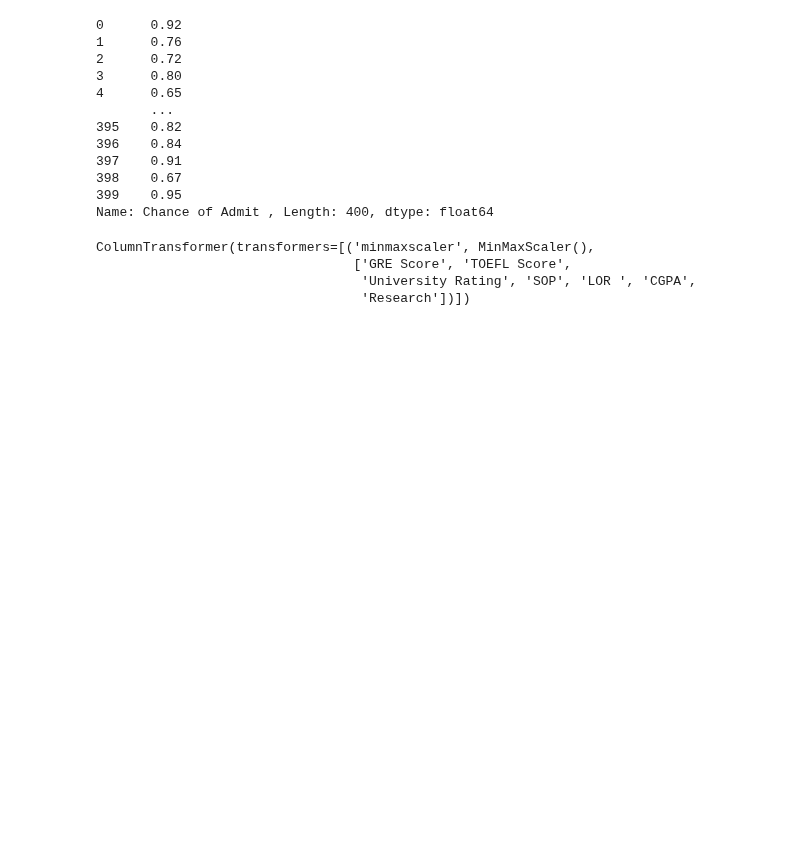
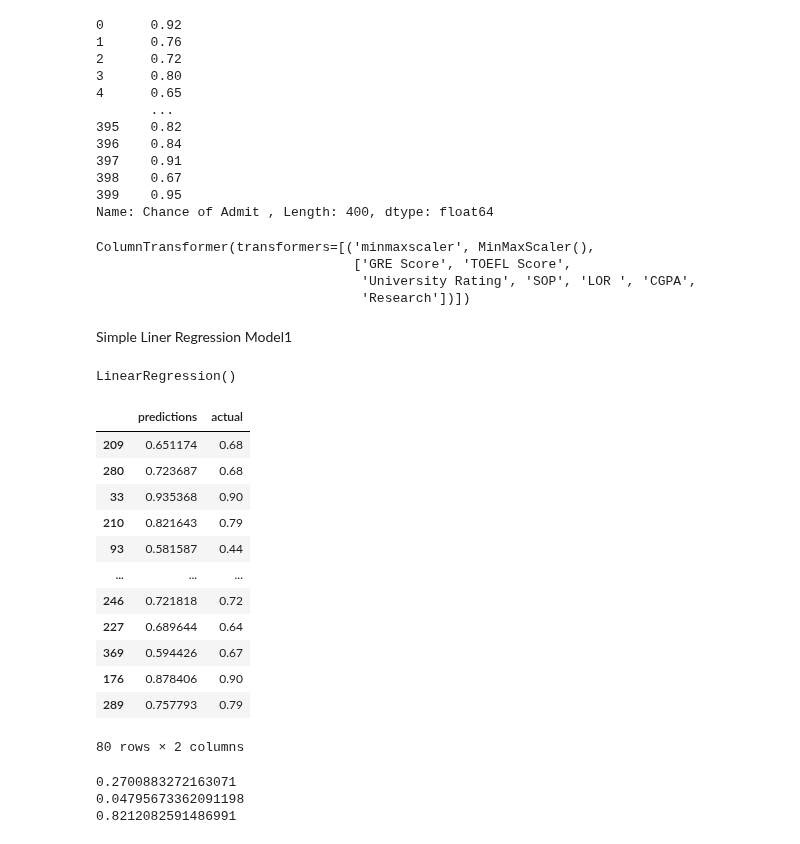
Before and after one commit to vijivenkadesh/AI_ML, a Jupyter notebook: university_admission.ipynb, the cells around one changed output. Saved outputs shown, nothing was run; the diff lists cells and outputs as text; code cells hidden in the pictures; blank space fills up the shorter version.

```diff
--- a/university_admission.ipynb
+++ b/university_admission.ipynb
@@ -89,3 +89,29 @@ ColumnTransformer(transformers=[('minmaxscaler', MinMaxScaler(),
 # %%
 X_train_normal = clf_ct.transform(X_train)
 X_test_normal = clf_ct.transform(X_test)
+# %% [markdown]
+Simple Liner Regression Model1
+# %%
+from sklearn.linear_model import LinearRegression
+model1 = LinearRegression()
+model1.fit(X_train_normal, y_train)
+# %% [output]
+LinearRegression()
+# %%
+y_pred_model1 = model1.predict(X_test_normal)
+# %%
+df_y_pred_test = pd.DataFrame(data={'predictions': y_pred_model1, 'actual': y_test})
+# %% [output]
+|  | predictions | actual |
+| 209 | 0.651174 | 0.68 |
+| 280 | 0.723687 | 0.68 |
+| 33 | 0.935368 | 0.90 |
+| 210 | 0.821643 | 0.79 |
+| 93 | 0.581587 | 0.44 |
+| ... | ... | ... |
+| 246 | 0.721818 | 0.72 |
+| 227 | 0.689644 | 0.64 |
+| 369 | 0.594426 | 0.67 |
+| 176 | 0.878406 | 0.90 |
+| 289 | 0.757793 | 0.79 |
+80 rows × 2 columns
@@ -91,0 +126,6 @@ X_test_normal = clf_ct.transform(X_test)
+# %%
+metrics_sum()
+# %% [output]
+0.2700883272163071
+0.04795673362091198
+0.8212082591486991
```
Also changed, not shown: parts of 2 cells of this notebook.
